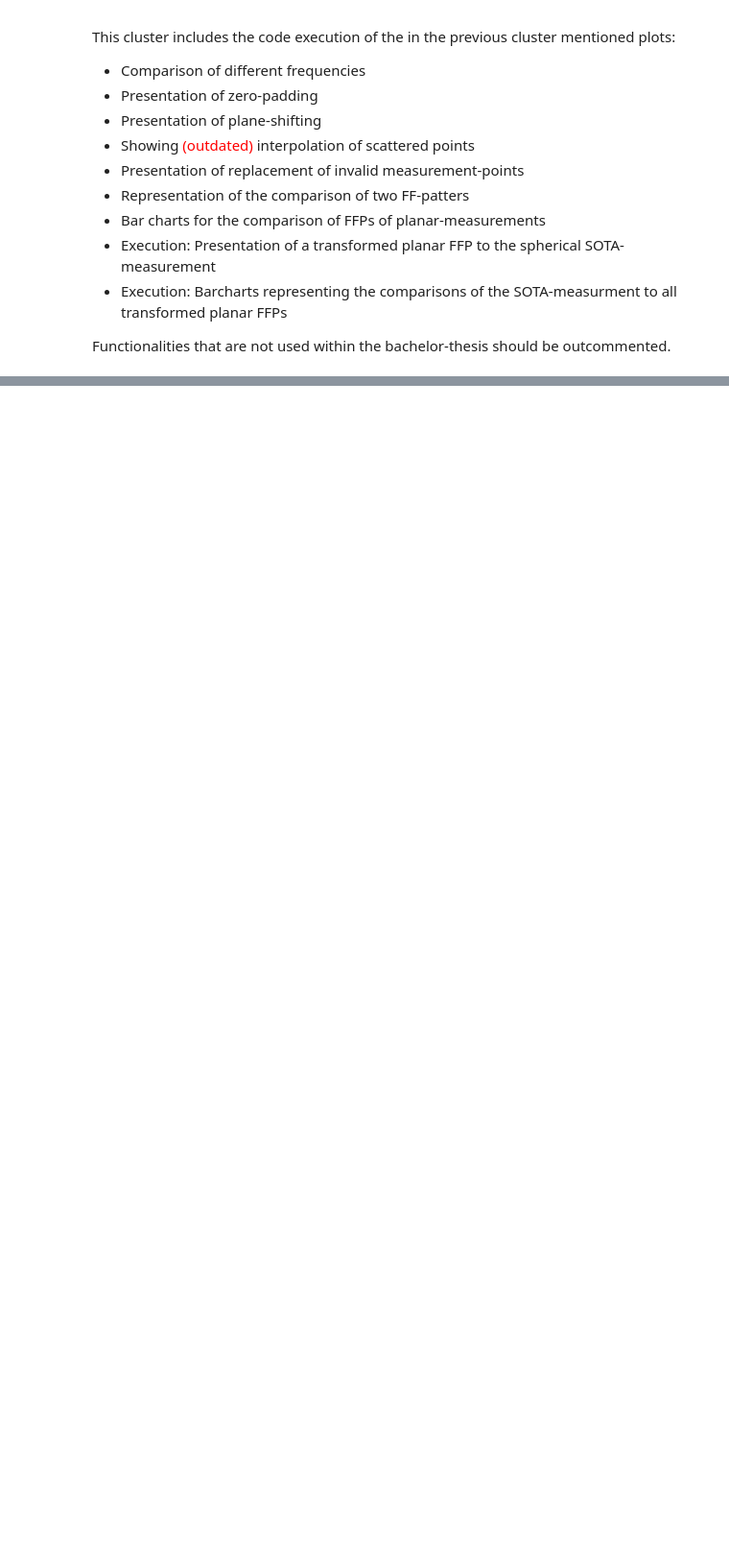
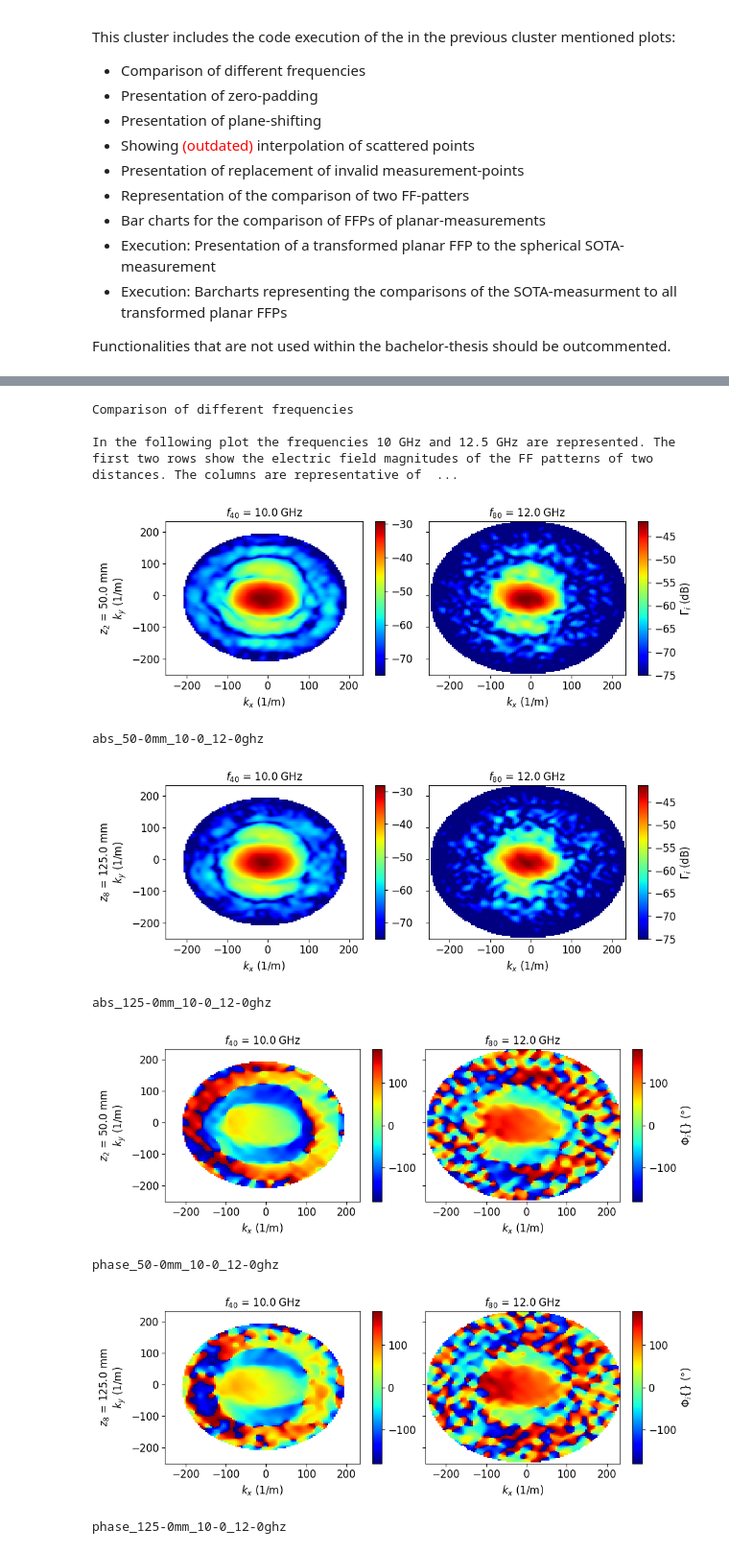
Before and after one commit to ImmuMau/Bac-Thesis-Maurer, a Jupyter notebook: Main.ipynb, the cells around one changed output, grey strips where cells are left out. Shown at 96% size. Cells and saved outputs as stored; diff of their text form; code cells hidden in the pictures; blank space fills up the shorter version.

```diff
--- a/Main.ipynb
+++ b/Main.ipynb
@@ -3129,0 +2724,56 @@ The first line of the following plot shows the measurement of a measuring plane
+# %%
+# class for text highlighting in print-funtions
+class color:
+   PURPLE = '\033[95m'
+   CYAN = '\033[96m'
+   DARKCYAN = '\033[36m'
+   BLUE = '\033[94m'
+   GREEN = '\033[92m'
+   YELLOW = '\033[93m'
+   RED = '\033[91m'
+   BOLD = '\033[1m'
+   UNDERLINE = '\033[4m'
+   END = '\033[0m'
+
+
+# Get all planar measurements based on the frequency 12 GHz
+measurements = readMeasurmentData()
+measurementsInComplex = transformMeasurmentsToComplex(measurements, 80)
+
+
+
+
+
+'''
+Excecution: Comparison of different frequencies
+'''
+# Print short description
+print(color.UNDERLINE+color.BOLD+"Comparison of different frequencies\n"+color.END+color.END)
+print("In the following plot the frequencies 10 GHz and 12.5 GHz are represented. The first two rows show the electric field magnitudes of the FF patterns of two distances. The columns are representative of the two different frequencies. The the same pattern is repeated in the block of four below with regard to the phase.")
+print()
+
+#frequencies = [0, 40, 80] # 8GHz, 10GHz and 12GHz
+#distances = [0, 1, 2]
+# for i in range(2):
+#     plotComparisonOfThreeFrequencies(frequencies, i, ptype='ABS', store=False)
+#     plotComparisonOfThreeFrequencies(frequencies, i, ptype='phase', store=False)
+
+distances = [2,8]
+#for distance in distances:
+storeFlag = False
+plotComparisonOfTwoFrequencies([40,80],distances[0],ptype='ABS',store=storeFlag)
+plotComparisonOfTwoFrequencies([40,80],distances[1],ptype='ABS',store=storeFlag)
+plotComparisonOfTwoFrequencies([40,80],distances[0],ptype='phase',store=storeFlag)
+plotComparisonOfTwoFrequencies([40,80],distances[1],ptype='phase',store=storeFlag)
+# %% [output]
+Comparison of different frequencies
+
+In the following plot the frequencies 10 GHz and 12.5 GHz are represented. The first two rows show the electric field magnitudes of the FF patterns of two distances. The columns are representative of  ...
+[figure, added]
+abs_50-0mm_10-0_12-0ghz
+[figure, added]
+abs_125-0mm_10-0_12-0ghz
+[figure, added]
+phase_50-0mm_10-0_12-0ghz
+[figure, added]
+phase_125-0mm_10-0_12-0ghz
```
Also changed, not shown: parts of 11 cells of this notebook, 4 other files.
